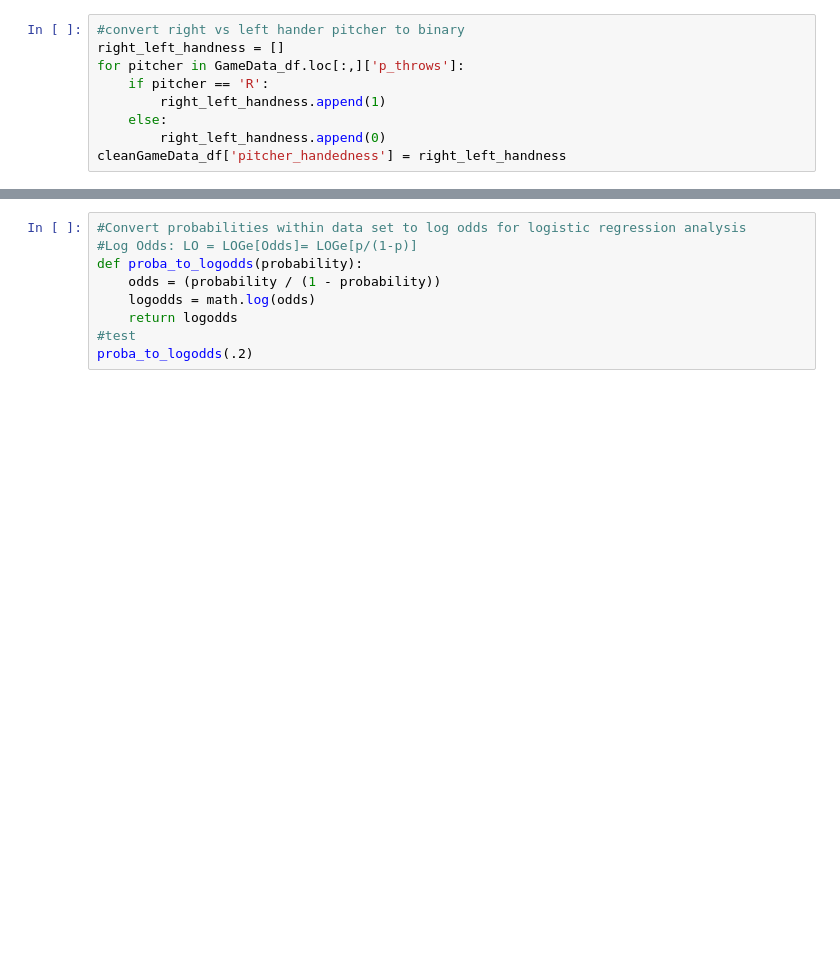
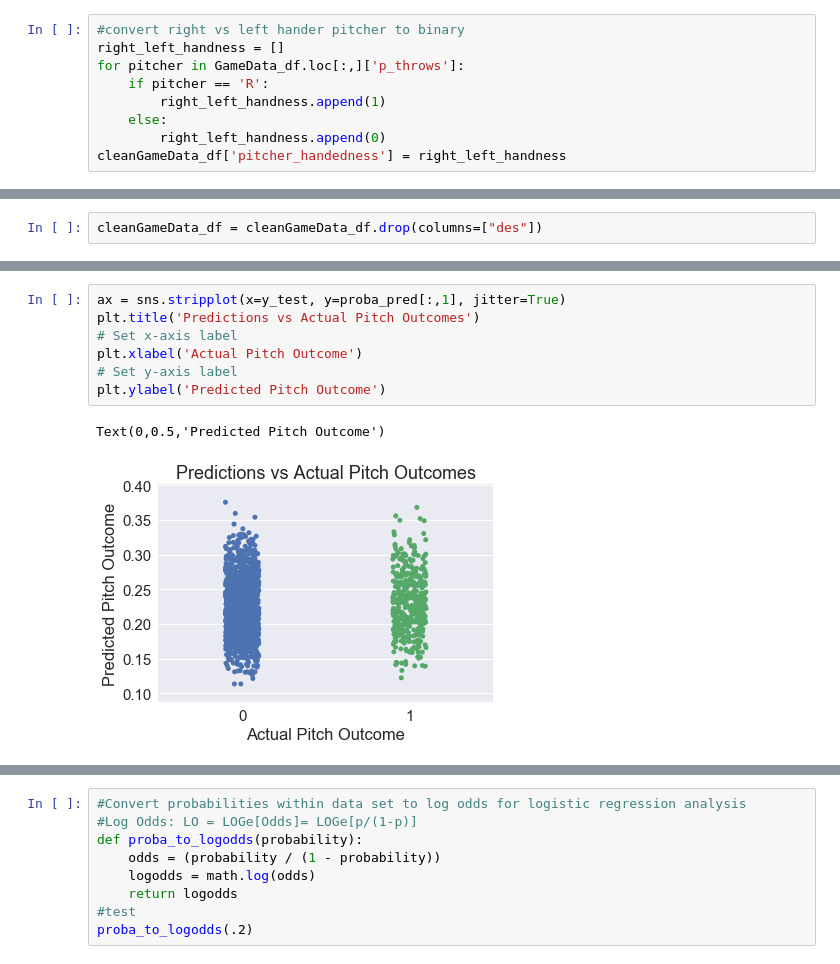
Before and after one commit to camoneill25/pfx_hit_predictor, a Jupyter notebook: workbook/Data_Analysis_EDA.ipynb, the cells around one changed output, grey strips where cells are left out. Cells and saved outputs as stored; diff of their text form; blank space fills up the shorter version.

```diff
--- a/workbook/Data_Analysis_EDA.ipynb
+++ b/workbook/Data_Analysis_EDA.ipynb
@@ -87,0 +280,2 @@ cleanGameData_df
+# %%
+cleanGameData_df = cleanGameData_df.drop(columns=["des"])
@@ -87,0 +384,10 @@ cleanGameData_df
+# %%
+ax = sns.stripplot(x=y_test, y=proba_pred[:,1], jitter=True)
+plt.title('Predictions vs Actual Pitch Outcomes')
+# Set x-axis label
+plt.xlabel('Actual Pitch Outcome')
+# Set y-axis label
+plt.ylabel('Predicted Pitch Outcome')
+# %% [output]
+Text(0,0.5,'Predicted Pitch Outcome')
+[figure, added]
```
Also changed, not shown: parts of 84 cells of this notebook, 1 other file.
